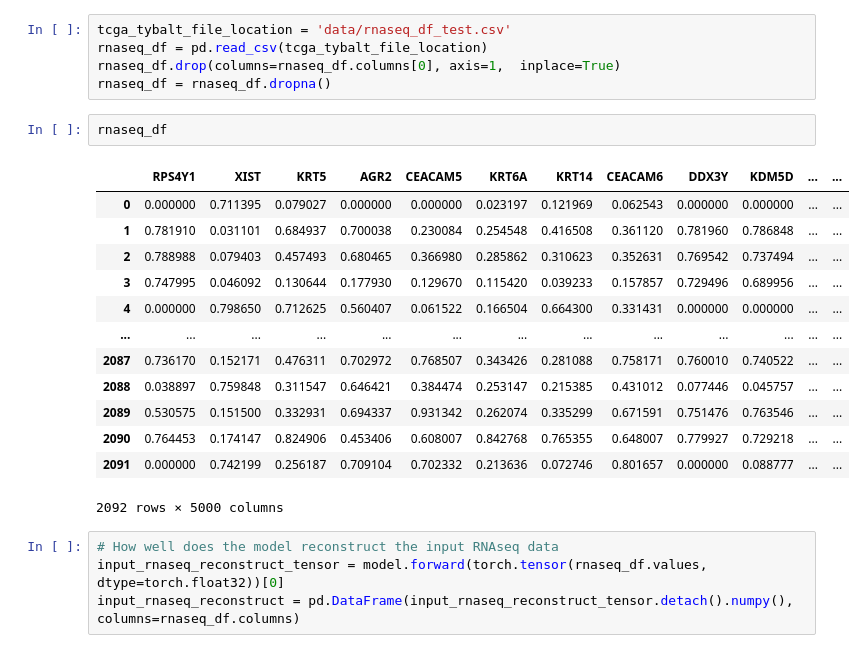
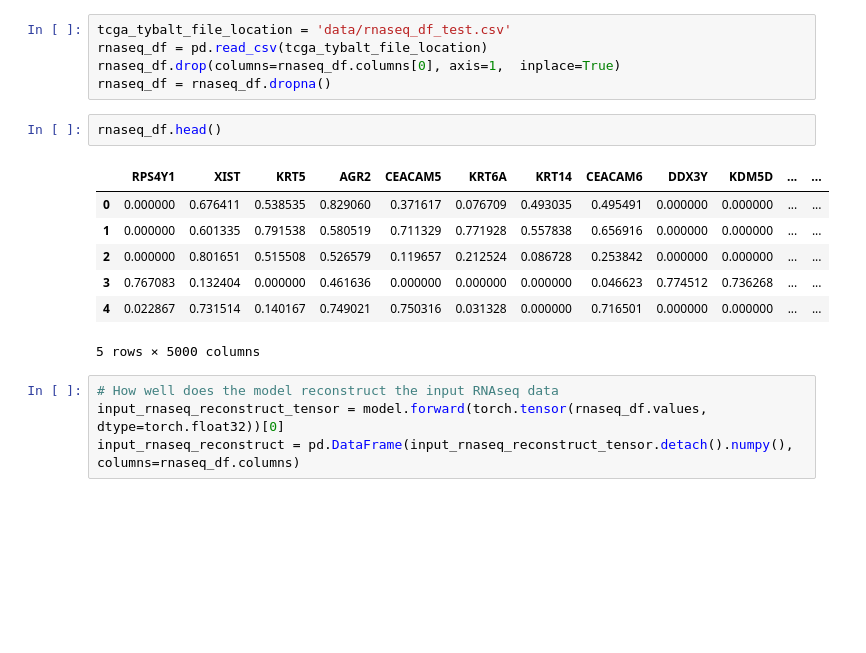
Before and after one commit to aschoudry/VAE_prject, a Jupyter notebook: Reconstruction_losses.ipynb, the cells around one changed output. Cells and saved outputs as stored; diff of their text form; blank space fills up the shorter version.

```diff
--- a/Reconstruction_losses.ipynb
+++ b/Reconstruction_losses.ipynb
@@ -40,21 +41,15 @@ rnaseq_df = pd.read_csv(tcga_tybalt_file_location)
 rnaseq_df.drop(columns=rnaseq_df.columns[0], axis=1,  inplace=True)
 rnaseq_df = rnaseq_df.dropna()
 # %%
-rnaseq_df
+rnaseq_df.head()
 # %% [output]
 |  | RPS4Y1 | XIST | KRT5 | AGR2 | CEACAM5 | KRT6A | KRT14 | CEACAM6 | DDX3Y | KDM5D | ... | ... |
-| 0 | 0.000000 | 0.711395 | 0.079027 | 0.000000 | 0.000000 | 0.023197 | 0.121969 | 0.062543 | 0.000000 | 0.000000 | ... | ... |
-| 1 | 0.781910 | 0.031101 | 0.684937 | 0.700038 | 0.230084 | 0.254548 | 0.416508 | 0.361120 | 0.781960 | 0.786848 | ... | ... |
-| 2 | 0.788988 | 0.079403 | 0.457493 | 0.680465 | 0.366980 | 0.285862 | 0.310623 | 0.352631 | 0.769542 | 0.737494 | ... | ... |
-| 3 | 0.747995 | 0.046092 | 0.130644 | 0.177930 | 0.129670 | 0.115420 | 0.039233 | 0.157857 | 0.729496 | 0.689956 | ... | ... |
-| 4 | 0.000000 | 0.798650 | 0.712625 | 0.560407 | 0.061522 | 0.166504 | 0.664300 | 0.331431 | 0.000000 | 0.000000 | ... | ... |
-| ... | ... | ... | ... | ... | ... | ... | ... | ... | ... | ... | ... | ... |
-| 2087 | 0.736170 | 0.152171 | 0.476311 | 0.702972 | 0.768507 | 0.343426 | 0.281088 | 0.758171 | 0.760010 | 0.740522 | ... | ... |
-| 2088 | 0.038897 | 0.759848 | 0.311547 | 0.646421 | 0.384474 | 0.253147 | 0.215385 | 0.431012 | 0.077446 | 0.045757 | ... | ... |
-| 2089 | 0.530575 | 0.151500 | 0.332931 | 0.694337 | 0.931342 | 0.262074 | 0.335299 | 0.671591 | 0.751476 | 0.763546 | ... | ... |
-| 2090 | 0.764453 | 0.174147 | 0.824906 | 0.453406 | 0.608007 | 0.842768 | 0.765355 | 0.648007 | 0.779927 | 0.729218 | ... | ... |
-| 2091 | 0.000000 | 0.742199 | 0.256187 | 0.709104 | 0.702332 | 0.213636 | 0.072746 | 0.801657 | 0.000000 | 0.088777 | ... | ... |
+| 0 | 0.000000 | 0.676411 | 0.538535 | 0.829060 | 0.371617 | 0.076709 | 0.493035 | 0.495491 | 0.000000 | 0.000000 | ... | ... |
+| 1 | 0.000000 | 0.601335 | 0.791538 | 0.580519 | 0.711329 | 0.771928 | 0.557838 | 0.656916 | 0.000000 | 0.000000 | ... | ... |
+| 2 | 0.000000 | 0.801651 | 0.515508 | 0.526579 | 0.119657 | 0.212524 | 0.086728 | 0.253842 | 0.000000 | 0.000000 | ... | ... |
+| 3 | 0.767083 | 0.132404 | 0.000000 | 0.461636 | 0.000000 | 0.000000 | 0.000000 | 0.046623 | 0.774512 | 0.736268 | ... | ... |
+| 4 | 0.022867 | 0.731514 | 0.140167 | 0.749021 | 0.750316 | 0.031328 | 0.000000 | 0.716501 | 0.000000 | 0.000000 | ... | ... |
-2092 rows × 5000 columns
+5 rows × 5000 columns
 # %%
 # How well does the model reconstruct the input RNAseq data
 input_rnaseq_reconstruct_tensor = model.forward(torch.tensor(rnaseq_df.values, dtype=torch.float32))[0]
```
Also changed, not shown: parts of 12 cells of this notebook, 2 other files.
